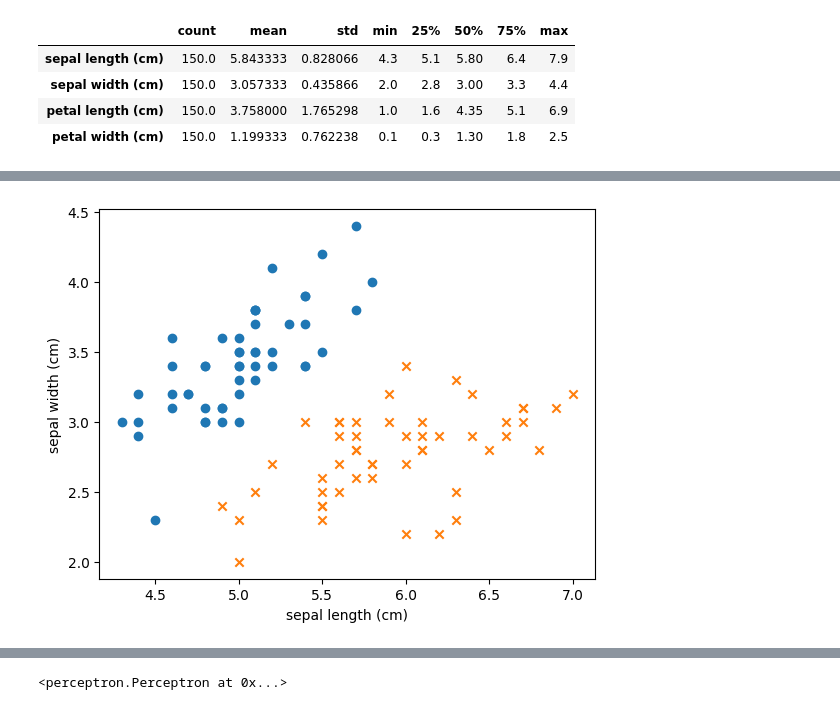
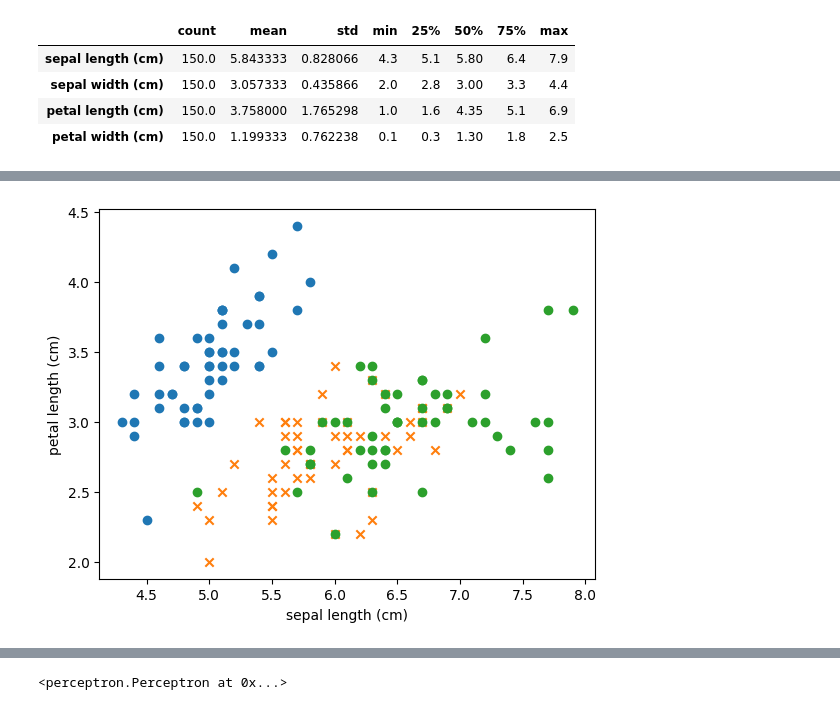
Before and after one commit to Alexandertsvet/Machine-Learning, a Jupyter notebook: models/perceptron.ipynb, the cells around one changed output, grey strips where cells are left out. Cells and saved outputs as stored; diff of their text form; code cells hidden in the pictures.

```diff
--- a/models/perceptron.ipynb
+++ b/models/perceptron.ipynb
@@ -91,8 +100,9 @@ X = df_iris
 # %%
 plt.scatter(X[:50]['sepal length (cm)'].values,X[:50]['sepal width (cm)'].values)
 plt.scatter(X[50:100]['sepal length (cm)'].values,X[50:100]['sepal width (cm)'].values, marker='x')
+plt.scatter(X[100:150]['sepal length (cm)'].values,X[100:150]['sepal width (cm)'].values, marker='o')
 plt.xlabel('sepal length (cm)')
-plt.ylabel('sepal width (cm)')
+plt.ylabel('petal length (cm)')
 plt.show();
 # %% [output]
-[figure, old version]
+[figure, new version]
```
Also changed, not shown: parts of 8 cells of this notebook, 3 other files.
